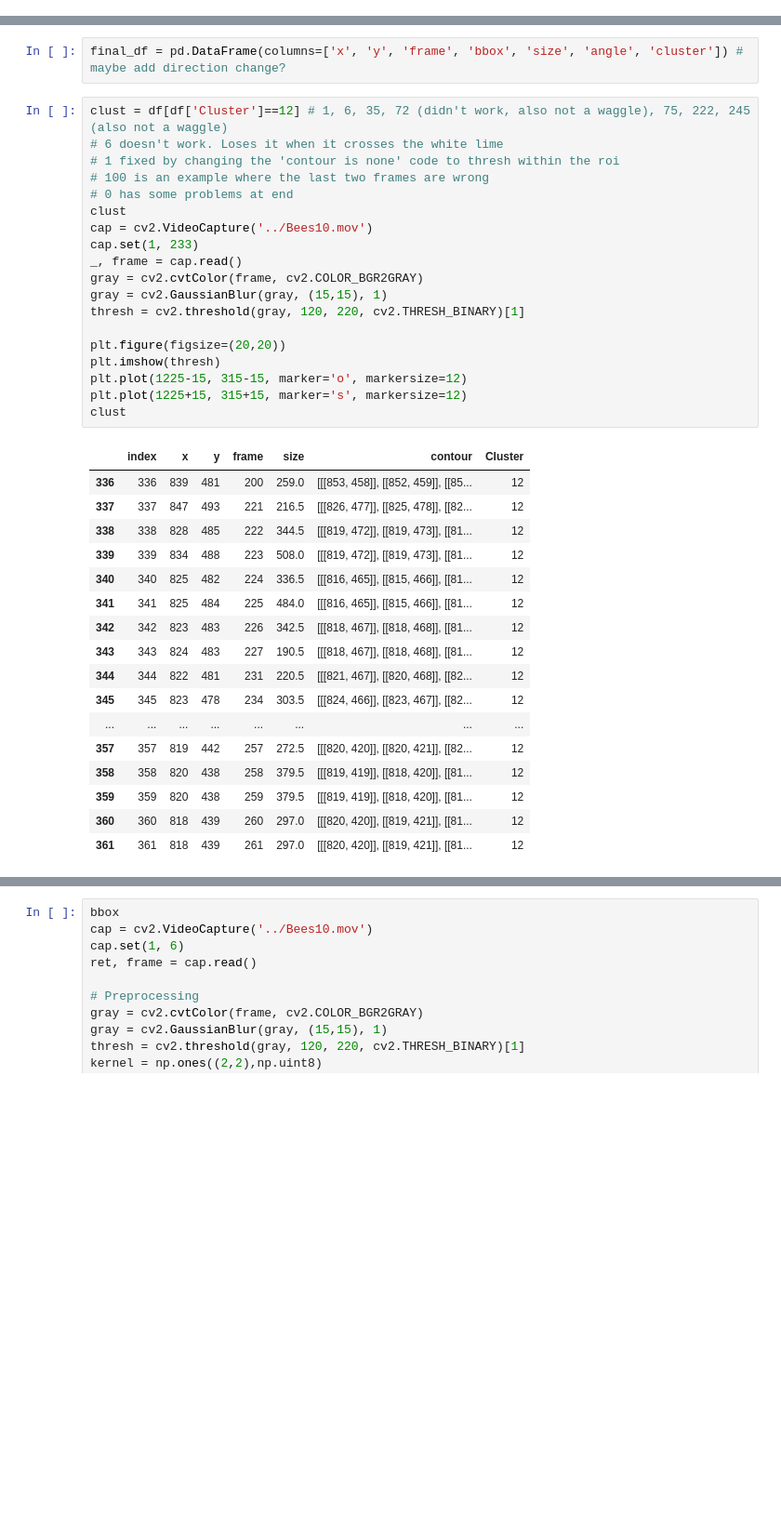
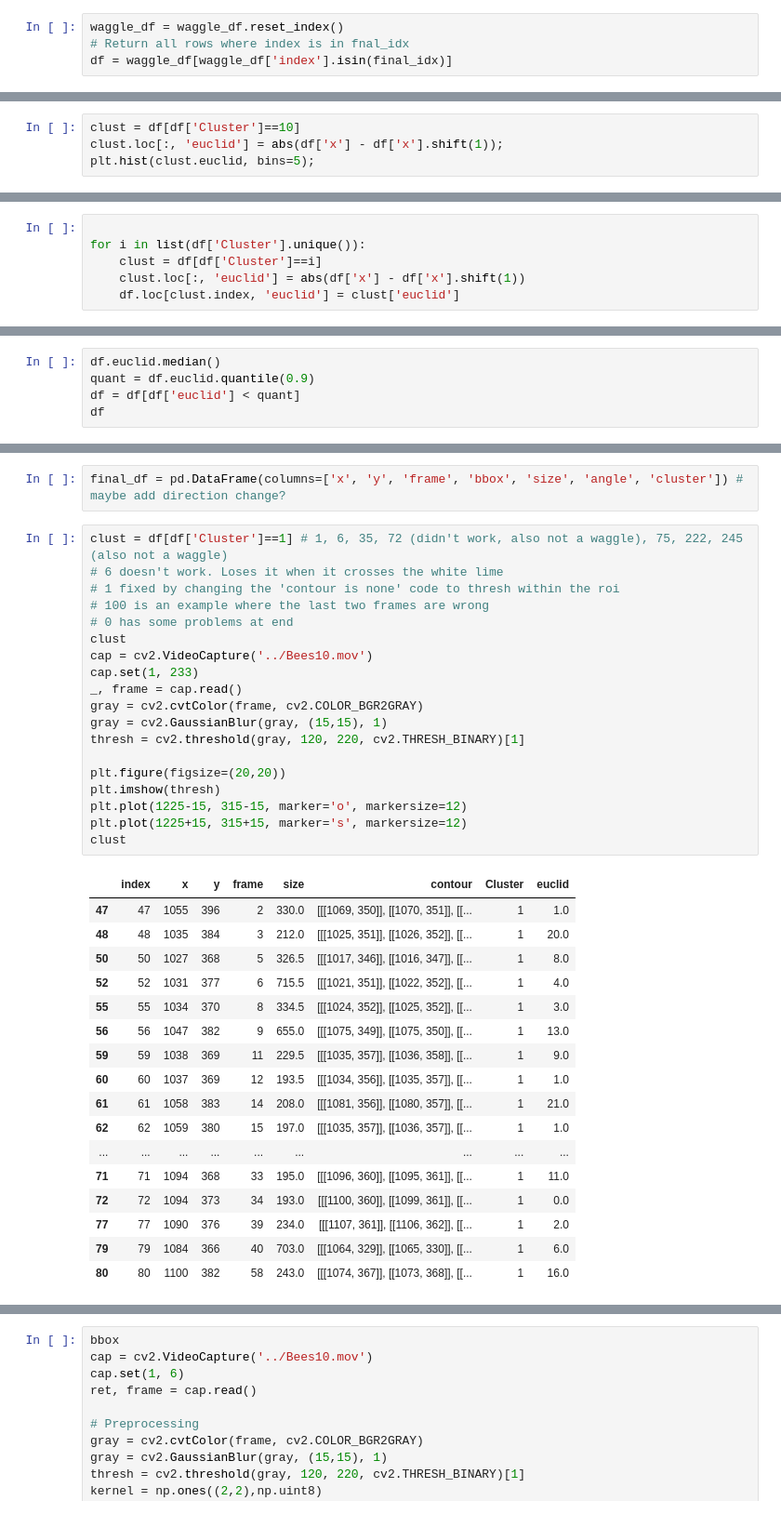
Before and after one commit to Jreece18/WaggleDanceTracker, a Jupyter notebook: TidyDataset.ipynb, the cells around one changed output, grey strips where cells are left out. Shown: that part at 93% size. Cells and saved outputs as stored; diff of their text form; blank space fills up the shorter version.

Commit message:
Altered duplicate removal to only compare to previous point. Removed points with large euclidean distance from previous point

```diff
--- a/TidyDataset.ipynb
+++ b/TidyDataset.ipynb
@@ -212,0 +175,4 @@ df[df['Cluster']==2]
+# %%
+waggle_df = waggle_df.reset_index()
+# Return all rows where index is in fnal_idx
+df = waggle_df[waggle_df['index'].isin(final_idx)]
@@ -212,0 +187,4 @@ df[df['Cluster']==2]
+# %%
+clust = df[df['Cluster']==10]
+clust.loc[:, 'euclid'] = abs(df['x'] - df['x'].shift(1));
+plt.hist(clust.euclid, bins=5);
@@ -212,0 +193,6 @@ df[df['Cluster']==2]
+# %%
+
+for i in list(df['Cluster'].unique()):
+    clust = df[df['Cluster']==i]
+    clust.loc[:, 'euclid'] = abs(df['x'] - df['x'].shift(1))
+    df.loc[clust.index, 'euclid'] = clust['euclid']
@@ -212,0 +209,5 @@ df[df['Cluster']==2]
+# %%
+df.euclid.median()
+quant = df.euclid.quantile(0.9)
+df = df[df['euclid'] < quant]
+df
@@ -279,42 +294,42 @@ def createMask(img):
 # %%
 final_df = pd.DataFrame(columns=['x', 'y', 'frame', 'bbox', 'size', 'angle', 'cluster']) # maybe add direction change?
 # %%
-clust = df[df['Cluster']==12] # 1, 6, 35, 72 (didn't work, also not a waggle), 75, 222, 245 (also not a waggle)
+clust = df[df['Cluster']==1] # 1, 6, 35, 72 (didn't work, also not a waggle), 75, 222, 245 (also not a waggle)
 # 6 doesn't work. Loses it when it crosses the white lime
 # 1 fixed by changing the 'contour is none' code to thresh within the roi
 # 100 is an example where the last two frames are wrong
 # 0 has some problems at end
 clust
 cap = cv2.VideoCapture('../Bees10.mov')
 cap.set(1, 233)
 _, frame = cap.read()
 gray = cv2.cvtColor(frame, cv2.COLOR_BGR2GRAY)
 gray = cv2.GaussianBlur(gray, (15,15), 1)
 thresh = cv2.threshold(gray, 120, 220, cv2.THRESH_BINARY)[1]
 
 plt.figure(figsize=(20,20))
 plt.imshow(thresh)
 plt.plot(1225-15, 315-15, marker='o', markersize=12)
 plt.plot(1225+15, 315+15, marker='s', markersize=12)
 clust
 # %% [output]
-|  | index | x | y | frame | size | contour | Cluster |
-| 336 | 336 | 839 | 481 | 200 | 259.0 | [[[853, 458]], [[852, 459]], [[85... | 12 |
-| 337 | 337 | 847 | 493 | 221 | 216.5 | [[[826, 477]], [[825, 478]], [[82... | 12 |
-| 338 | 338 | 828 | 485 | 222 | 344.5 | [[[819, 472]], [[819, 473]], [[81... | 12 |
-| 339 | 339 | 834 | 488 | 223 | 508.0 | [[[819, 472]], [[819, 473]], [[81... | 12 |
-| 340 | 340 | 825 | 482 | 224 | 336.5 | [[[816, 465]], [[815, 466]], [[81... | 12 |
-| 341 | 341 | 825 | 484 | 225 | 484.0 | [[[816, 465]], [[815, 466]], [[81... | 12 |
-| 342 | 342 | 823 | 483 | 226 | 342.5 | [[[818, 467]], [[818, 468]], [[81... | 12 |
-| 343 | 343 | 824 | 483 | 227 | 190.5 | [[[818, 467]], [[818, 468]], [[81... | 12 |
-| 344 | 344 | 822 | 481 | 231 | 220.5 | [[[821, 467]], [[820, 468]], [[82... | 12 |
-| 345 | 345 | 823 | 478 | 234 | 303.5 | [[[824, 466]], [[823, 467]], [[82... | 12 |
-| ... | ... | ... | ... | ... | ... | ... | ... |
-| 357 | 357 | 819 | 442 | 257 | 272.5 | [[[820, 420]], [[820, 421]], [[82... | 12 |
-| 358 | 358 | 820 | 438 | 258 | 379.5 | [[[819, 419]], [[818, 420]], [[81... | 12 |
-| 359 | 359 | 820 | 438 | 259 | 379.5 | [[[819, 419]], [[818, 420]], [[81... | 12 |
-| 360 | 360 | 818 | 439 | 260 | 297.0 | [[[820, 420]], [[819, 421]], [[81... | 12 |
-| 361 | 361 | 818 | 439 | 261 | 297.0 | [[[820, 420]], [[819, 421]], [[81... | 12 |
+|  | index | x | y | frame | size | contour | Cluster | euclid |
+| 47 | 47 | 1055 | 396 | 2 | 330.0 | [[[1069, 350]], [[1070, 351]], [[... | 1 | 1.0 |
+| 48 | 48 | 1035 | 384 | 3 | 212.0 | [[[1025, 351]], [[1026, 352]], [[... | 1 | 20.0 |
+| 50 | 50 | 1027 | 368 | 5 | 326.5 | [[[1017, 346]], [[1016, 347]], [[... | 1 | 8.0 |
+| 52 | 52 | 1031 | 377 | 6 | 715.5 | [[[1021, 351]], [[1022, 352]], [[... | 1 | 4.0 |
+| 55 | 55 | 1034 | 370 | 8 | 334.5 | [[[1024, 352]], [[1025, 352]], [[... | 1 | 3.0 |
+| 56 | 56 | 1047 | 382 | 9 | 655.0 | [[[1075, 349]], [[1075, 350]], [[... | 1 | 13.0 |
+| 59 | 59 | 1038 | 369 | 11 | 229.5 | [[[1035, 357]], [[1036, 358]], [[... | 1 | 9.0 |
+| 60 | 60 | 1037 | 369 | 12 | 193.5 | [[[1034, 356]], [[1035, 357]], [[... | 1 | 1.0 |
+| 61 | 61 | 1058 | 383 | 14 | 208.0 | [[[1081, 356]], [[1080, 357]], [[... | 1 | 21.0 |
+| 62 | 62 | 1059 | 380 | 15 | 197.0 | [[[1035, 357]], [[1036, 357]], [[... | 1 | 1.0 |
+| ... | ... | ... | ... | ... | ... | ... | ... | ... |
+| 71 | 71 | 1094 | 368 | 33 | 195.0 | [[[1096, 360]], [[1095, 361]], [[... | 1 | 11.0 |
+| 72 | 72 | 1094 | 373 | 34 | 193.0 | [[[1100, 360]], [[1099, 361]], [[... | 1 | 0.0 |
+| 77 | 77 | 1090 | 376 | 39 | 234.0 | [[[1107, 361]], [[1106, 362]], [[... | 1 | 2.0 |
+| 79 | 79 | 1084 | 366 | 40 | 703.0 | [[[1064, 329]], [[1065, 330]], [[... | 1 | 6.0 |
+| 80 | 80 | 1100 | 382 | 58 | 243.0 | [[[1074, 367]], [[1073, 368]], [[... | 1 | 16.0 |
 [figure]
 # %%
 start = clust.iloc[0, :]['frame']
```
Also changed, not shown: parts of 21 cells of this notebook.
